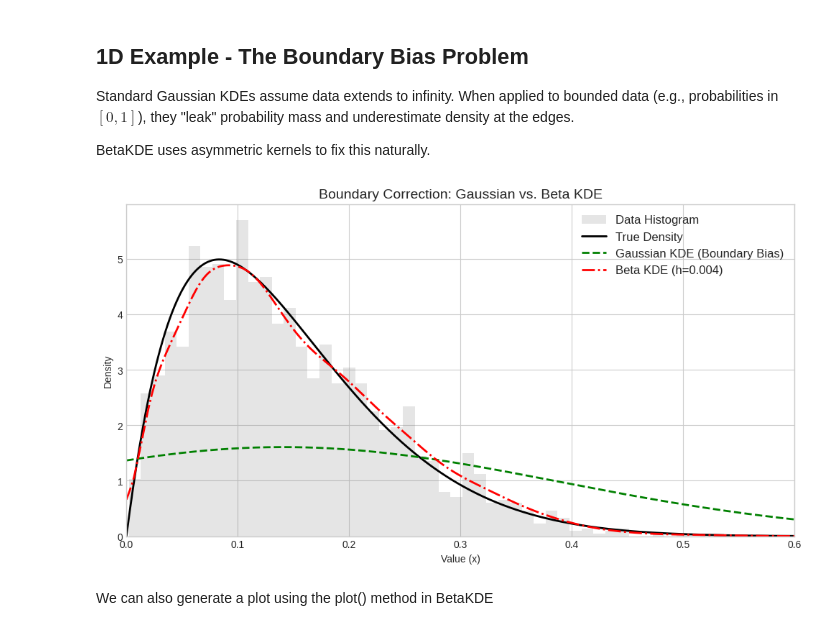
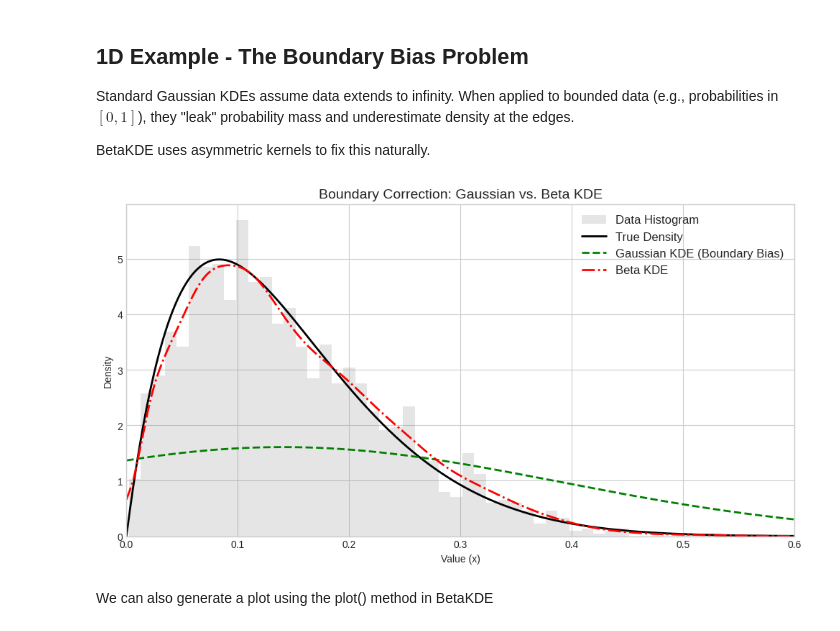
Before and after one commit to egonmedhatten/beta-kde, a Jupyter notebook: examples/tutorial.ipynb, the cells around one changed output. Cells and saved outputs as stored; diff of their text form; code cells hidden in the pictures.

```diff
--- a/examples/tutorial.ipynb
+++ b/examples/tutorial.ipynb
@@ -26,35 +26,35 @@ BetaKDE uses asymmetric kernels to fix this naturally.
 n_samples = 2000
 X = np.random.beta(2, 12, size=(n_samples, 1))
 
 # 2. Fit Standard Gaussian KDE (Baseline)
 # Using Silverman's rule for fair comparison
 kde_gauss = KernelDensity(kernel='gaussian', bandwidth='silverman').fit(X)
 
 # 3. Fit Beta KDE (Proposed)
 # Uses the 'beta-reference' rule by default (fast & accurate)
 kde_beta = BetaKDE(bandwidth='beta-reference').fit(X)
 
 # 4. Evaluate
 x_grid = np.linspace(0, 1, 1000).reshape(-1, 1)
 pdf_true = beta.pdf(x_grid, 2, 12)
 pdf_gauss = np.exp(kde_gauss.score_samples(x_grid))
 pdf_beta = np.exp(kde_beta.score_samples(x_grid))
 
 # 5. Plot
 plt.figure(figsize=(12, 6))
 plt.hist(X, bins=50, density=True, alpha=0.2, color='gray', label='Data Histogram')
 plt.plot(x_grid, pdf_true, 'k-', lw=2, label='True Density')
 plt.plot(x_grid, pdf_gauss, 'g--', lw=2, label='Gaussian KDE (Boundary Bias)')
-plt.plot(x_grid, pdf_beta, 'r-.', lw=2, label=f'Beta KDE (h={kde_beta.bandwidth_:.3f})')
+plt.plot(x_grid, pdf_beta, 'r-.', lw=2, label=f'Beta KDE')
 
 plt.title("Boundary Correction: Gaussian vs. Beta KDE", fontsize=14)
 plt.xlabel("Value (x)")
 plt.ylabel("Density")
 plt.xlim(0, 0.6)  # Zoom in on the boundary
 plt.legend(fontsize=12)
 plt.show()
 # %% [output]
-[figure, old version]
+[figure, new version]
 # %% [markdown]
 We can also generate a plot using the plot() method in BetaKDE
 # %%
```
Also changed, not shown: parts of 6 cells of this notebook.
